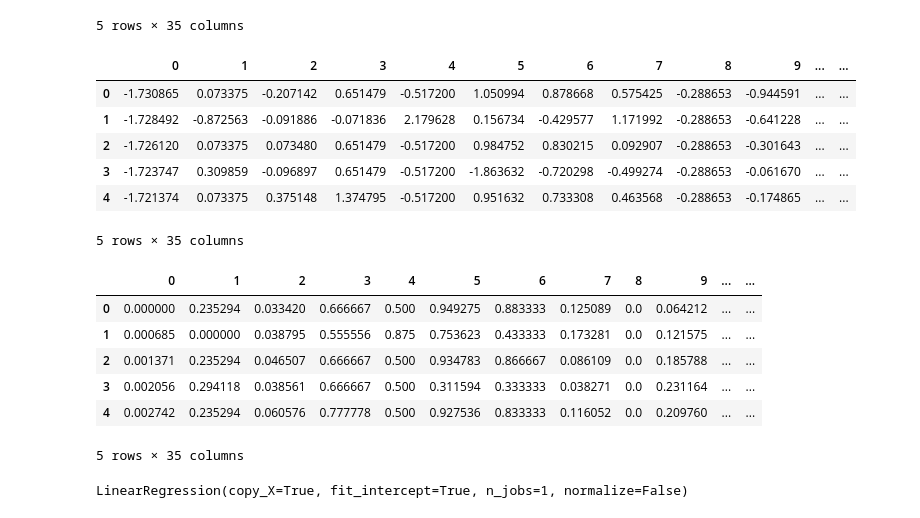
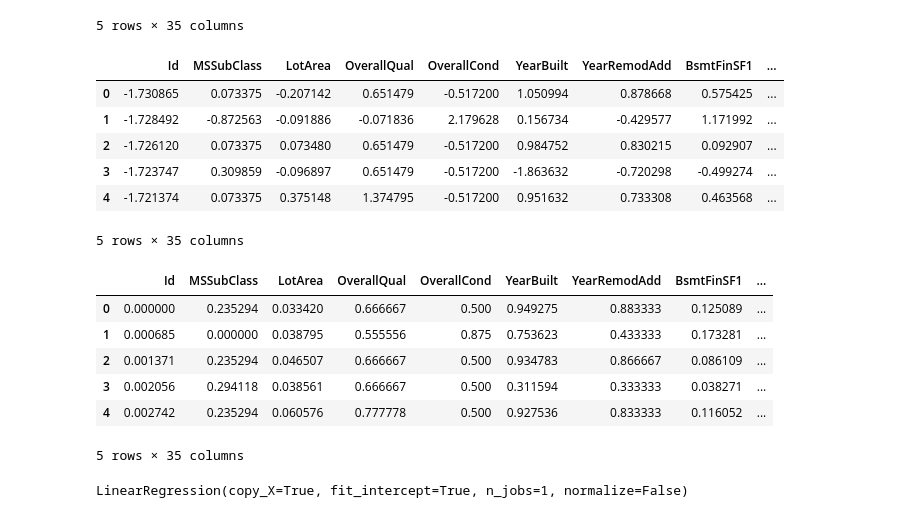
Before and after one commit to sankokohtet/GA-DataScience-Projects, a Jupyter notebook: Ames_Housing.ipynb, the cells around one changed output. Cells and saved outputs as stored; diff of their text form; code cells hidden in the pictures.

```diff
--- a/Ames_Housing.ipynb
+++ b/Ames_Housing.ipynb
@@ -423,24 +423,24 @@ cols = ames_numeric.columns
 std_df = std_scaled.fit_transform(ames[[name for name in cols]])
 minmax_df = minmax_scaled.fit_transform(ames[[name for name in cols]])
 # %%
-pd.DataFrame(std_df).head()
+pd.DataFrame(std_df, columns = cols).head()
 # %% [output]
-|  | 0 | 1 | 2 | 3 | 4 | 5 | 6 | 7 | 8 | 9 | ... | ... |
-| 0 | -1.730865 | 0.073375 | -0.207142 | 0.651479 | -0.517200 | 1.050994 | 0.878668 | 0.575425 | -0.288653 | -0.944591 | ... | ... |
-| 1 | -1.728492 | -0.872563 | -0.091886 | -0.071836 | 2.179628 | 0.156734 | -0.429577 | 1.171992 | -0.288653 | -0.641228 | ... | ... |
-| 2 | -1.726120 | 0.073375 | 0.073480 | 0.651479 | -0.517200 | 0.984752 | 0.830215 | 0.092907 | -0.288653 | -0.301643 | ... | ... |
-| 3 | -1.723747 | 0.309859 | -0.096897 | 0.651479 | -0.517200 | -1.863632 | -0.720298 | -0.499274 | -0.288653 | -0.061670 | ... | ... |
-| 4 | -1.721374 | 0.073375 | 0.375148 | 1.374795 | -0.517200 | 0.951632 | 0.733308 | 0.463568 | -0.288653 | -0.174865 | ... | ... |
+|  | Id | MSSubClass | LotArea | OverallQual | OverallCond | YearBuilt | YearRemodAdd | BsmtFinSF1 | ... |
+| 0 | -1.730865 | 0.073375 | -0.207142 | 0.651479 | -0.517200 | 1.050994 | 0.878668 | 0.575425 | ... |
+| 1 | -1.728492 | -0.872563 | -0.091886 | -0.071836 | 2.179628 | 0.156734 | -0.429577 | 1.171992 | ... |
+| 2 | -1.726120 | 0.073375 | 0.073480 | 0.651479 | -0.517200 | 0.984752 | 0.830215 | 0.092907 | ... |
+| 3 | -1.723747 | 0.309859 | -0.096897 | 0.651479 | -0.517200 | -1.863632 | -0.720298 | -0.499274 | ... |
+| 4 | -1.721374 | 0.073375 | 0.375148 | 1.374795 | -0.517200 | 0.951632 | 0.733308 | 0.463568 | ... |
 5 rows × 35 columns
 # %%
-pd.DataFrame(minmax_df).head()
+pd.DataFrame(minmax_df, columns = cols).head()
 # %% [output]
-|  | 0 | 1 | 2 | 3 | 4 | 5 | 6 | 7 | 8 | 9 | ... | ... |
-| 0 | 0.000000 | 0.235294 | 0.033420 | 0.666667 | 0.500 | 0.949275 | 0.883333 | 0.125089 | 0.0 | 0.064212 | ... | ... |
-| 1 | 0.000685 | 0.000000 | 0.038795 | 0.555556 | 0.875 | 0.753623 | 0.433333 | 0.173281 | 0.0 | 0.121575 | ... | ... |
-| 2 | 0.001371 | 0.235294 | 0.046507 | 0.666667 | 0.500 | 0.934783 | 0.866667 | 0.086109 | 0.0 | 0.185788 | ... | ... |
-| 3 | 0.002056 | 0.294118 | 0.038561 | 0.666667 | 0.500 | 0.311594 | 0.333333 | 0.038271 | 0.0 | 0.231164 | ... | ... |
-| 4 | 0.002742 | 0.235294 | 0.060576 | 0.777778 | 0.500 | 0.927536 | 0.833333 | 0.116052 | 0.0 | 0.209760 | ... | ... |
+|  | Id | MSSubClass | LotArea | OverallQual | OverallCond | YearBuilt | YearRemodAdd | BsmtFinSF1 | ... |
+| 0 | 0.000000 | 0.235294 | 0.033420 | 0.666667 | 0.500 | 0.949275 | 0.883333 | 0.125089 | ... |
+| 1 | 0.000685 | 0.000000 | 0.038795 | 0.555556 | 0.875 | 0.753623 | 0.433333 | 0.173281 | ... |
+| 2 | 0.001371 | 0.235294 | 0.046507 | 0.666667 | 0.500 | 0.934783 | 0.866667 | 0.086109 | ... |
+| 3 | 0.002056 | 0.294118 | 0.038561 | 0.666667 | 0.500 | 0.311594 | 0.333333 | 0.038271 | ... |
+| 4 | 0.002742 | 0.235294 | 0.060576 | 0.777778 | 0.500 | 0.927536 | 0.833333 | 0.116052 | ... |
 5 rows × 35 columns
 # %%
 lm = LinearRegression()
```
Also changed, not shown: 4 other files.
